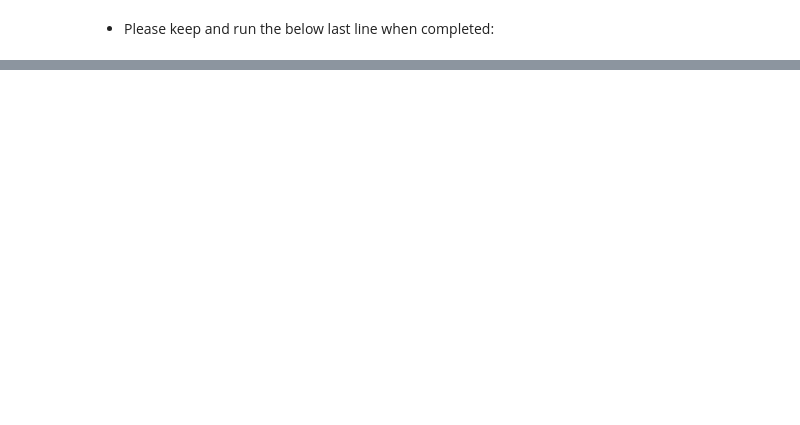
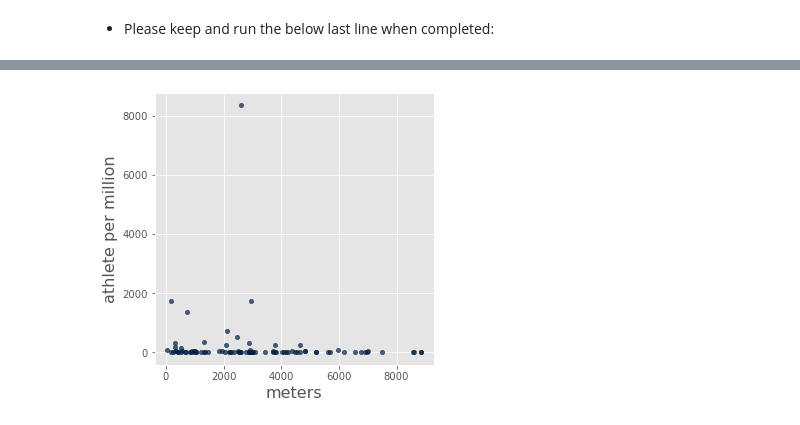
Before and after one commit to laserchemist/datascience_dev, a Jupyter notebook: Spring 2024_dev/Mini-Olympic/Olympics_new_template.ipynb, the cells around one changed output, grey strips where cells are left out. Drawn from its saved outputs; the diff is of its cells as text; code cells hidden in the pictures; blank space fills up the shorter version.

```diff
--- a/Spring 2024_dev/Mini-Olympic/Olympics_new_template.ipynb
+++ b/Spring 2024_dev/Mini-Olympic/Olympics_new_template.ipynb
@@ -377,0 +380,3 @@ temp_pivot.plot('year','Denmark')
+# %%
+peaks = Table().read_table("country_peaks.csv")
+peaks.sort("meters",descending=True)
@@ -378,2 +396,7 @@ temp_pivot.plot('year','Denmark')
 # %% [markdown]
 - Please keep and run the below last line when completed:
+# %%
+country_athletes=country_athletes.drop("meters", "meters_2", "meters_3")
+# %%
+country_athletes=country_athletes.join('Team',peaks,'Country or Region')
+country_athletes.sort("athlete per million", descending=True)
@@ -379,0 +416,4 @@ temp_pivot.plot('year','Denmark')
+# %%
+country_athletes.scatter("meters","athlete per million")
+# %% [output]
+[figure, added]
```
Also changed, not shown: parts of 5 cells of this notebook, 1 other file.
